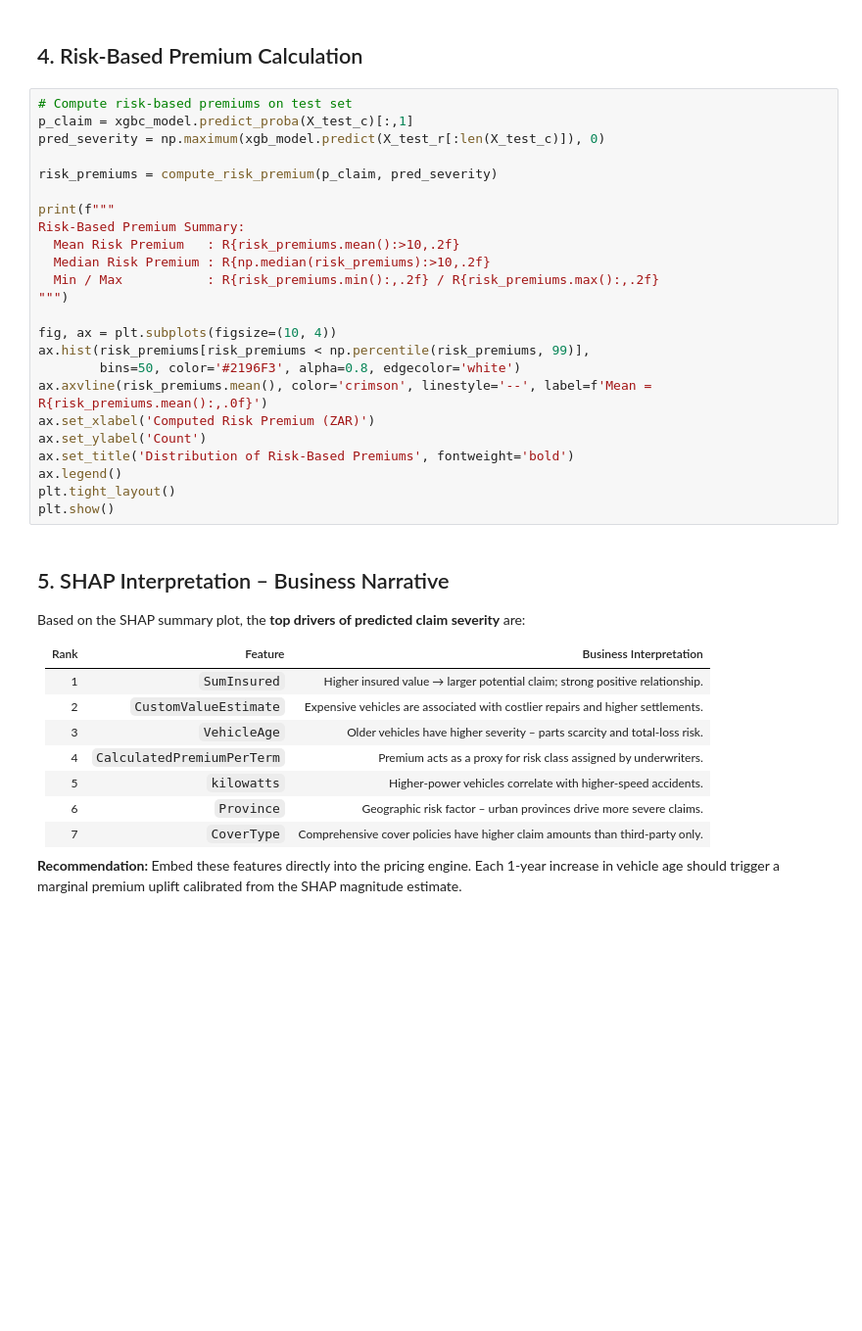
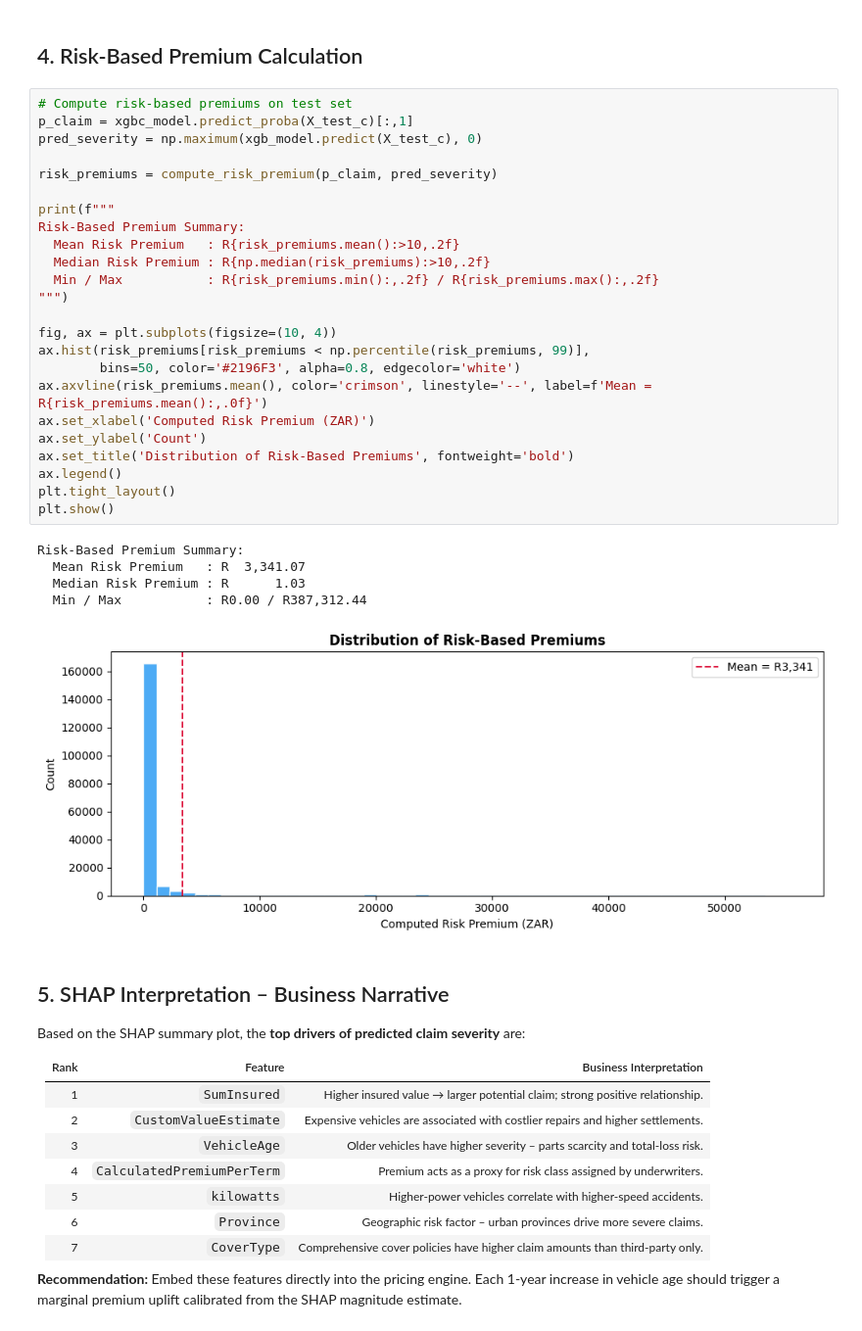
Before and after one commit to tseon-designs/insurance-risk-analytics, a Jupyter notebook: notebooks/03_modeling.ipynb, the cells around one changed output. Shown at 98% size. Drawn from its saved outputs; the diff is of its cells as text; blank space fills up the shorter version.

```diff
--- a/notebooks/03_modeling.ipynb
+++ b/notebooks/03_modeling.ipynb
@@ -141,27 +189,33 @@ else:
 # %%
 # Compute risk-based premiums on test set
 p_claim = xgbc_model.predict_proba(X_test_c)[:,1]
-pred_severity = np.maximum(xgb_model.predict(X_test_r[:len(X_test_c)]), 0)
+pred_severity = np.maximum(xgb_model.predict(X_test_c), 0)
 
 risk_premiums = compute_risk_premium(p_claim, pred_severity)
 
 print(f"""
 Risk-Based Premium Summary:
   Mean Risk Premium   : R{risk_premiums.mean():>10,.2f}
   Median Risk Premium : R{np.median(risk_premiums):>10,.2f}
   Min / Max           : R{risk_premiums.min():,.2f} / R{risk_premiums.max():,.2f}
 """)
 
 fig, ax = plt.subplots(figsize=(10, 4))
 ax.hist(risk_premiums[risk_premiums < np.percentile(risk_premiums, 99)],
         bins=50, color='#2196F3', alpha=0.8, edgecolor='white')
 ax.axvline(risk_premiums.mean(), color='crimson', linestyle='--', label=f'Mean = R{risk_premiums.mean():,.0f}')
 ax.set_xlabel('Computed Risk Premium (ZAR)')
 ax.set_ylabel('Count')
 ax.set_title('Distribution of Risk-Based Premiums', fontweight='bold')
 ax.legend()
 plt.tight_layout()
 plt.show()
+# %% [output]
+Risk-Based Premium Summary:
+  Mean Risk Premium   : R  3,341.07
+  Median Risk Premium : R      1.03
+  Min / Max           : R0.00 / R387,312.44
+[figure, added]
 # %% [markdown]
 ## 5. SHAP Interpretation – Business Narrative
 
```
Also changed, not shown: parts of 10 cells of this notebook, 5 other files.
